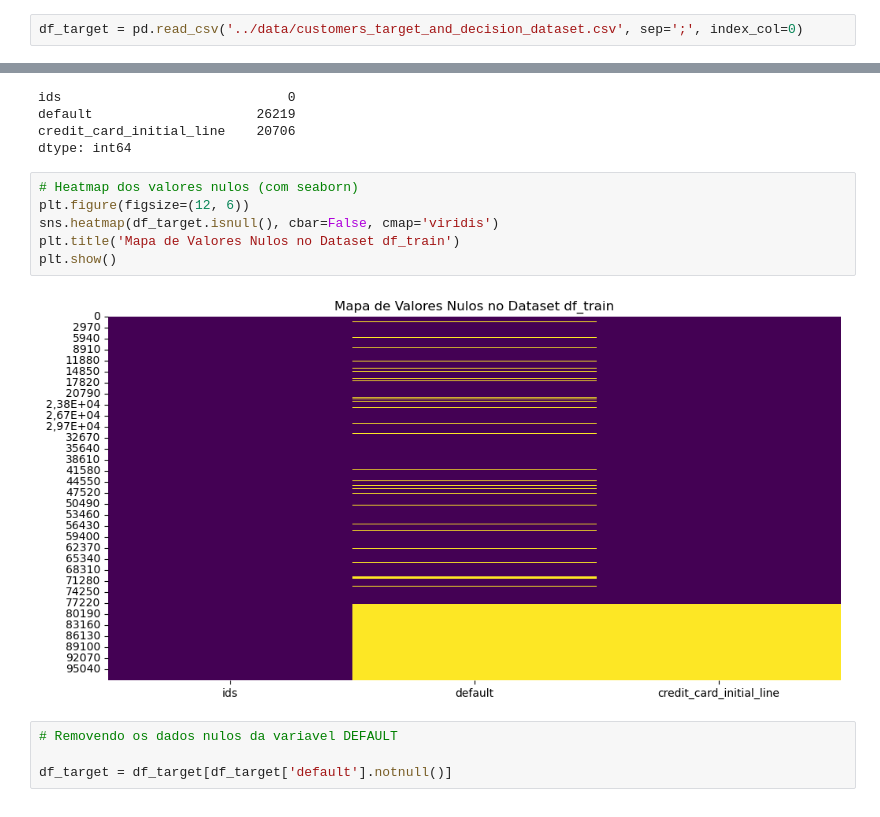
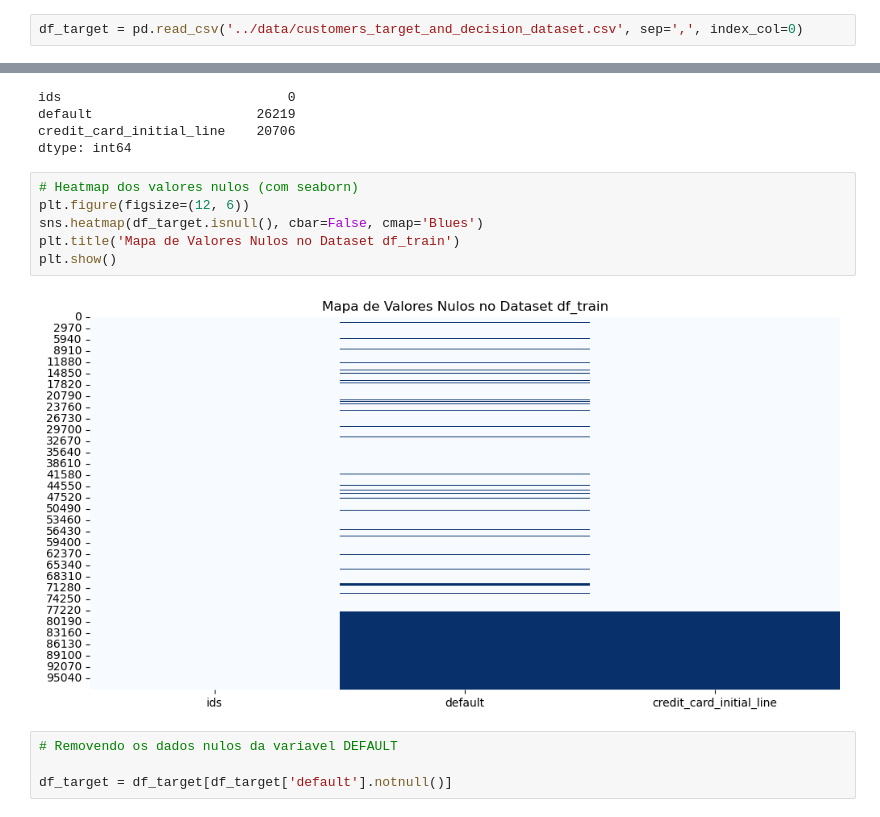
Before and after one commit to josieleferreira/credito_fintech, a Jupyter notebook: notebooks/EDA.ipynb, the cells around one changed output, grey strips where cells are left out. Drawn from its saved outputs; the diff is of its cells as text.

```diff
--- a/notebooks/EDA.ipynb
+++ b/notebooks/EDA.ipynb
@@ -523,7 +528,7 @@ ________________________________________________________________________________
 # %% [markdown]
 _____________________________________________________________________________________________________________________________________________________________________________________________________________________________________________________
 # %%
-df_target = pd.read_csv('../data/customers_target_and_decision_dataset.csv', sep=';', index_col=0)
+df_target = pd.read_csv('../data/customers_target_and_decision_dataset.csv', sep=',', index_col=0)
 # %%
 df_target.head()
 # %% [output]
@@ -550,11 +555,11 @@ dtype: int64
 # %%
 # Heatmap dos valores nulos (com seaborn)
 plt.figure(figsize=(12, 6))
-sns.heatmap(df_target.isnull(), cbar=False, cmap='viridis')
+sns.heatmap(df_target.isnull(), cbar=False, cmap='Blues')
 plt.title('Mapa de Valores Nulos no Dataset df_train')
 plt.show()
 # %% [output]
-[figure, old version]
+[figure, new version]
 # %%
 # Removendo os dados nulos da variavel DEFAULT
 
```
Also changed, not shown: parts of 60 cells of this notebook, 5 other files.
